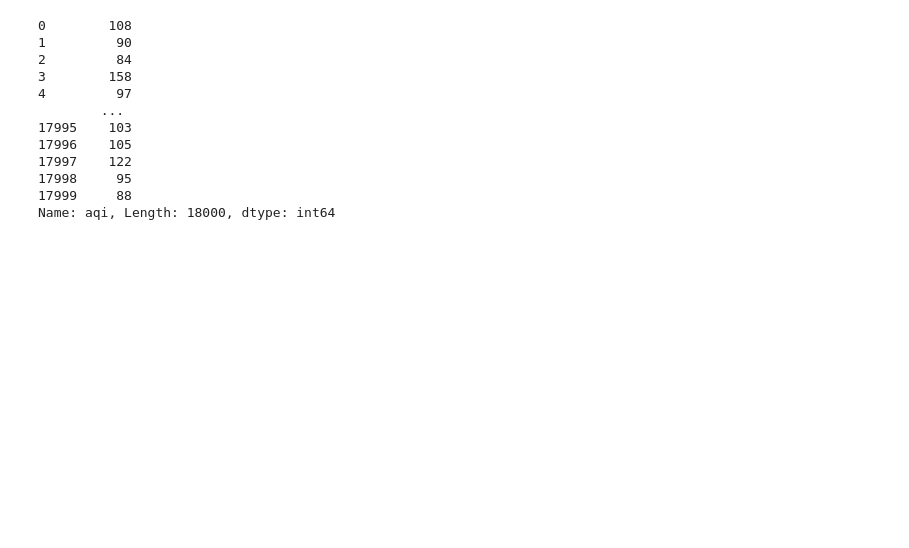
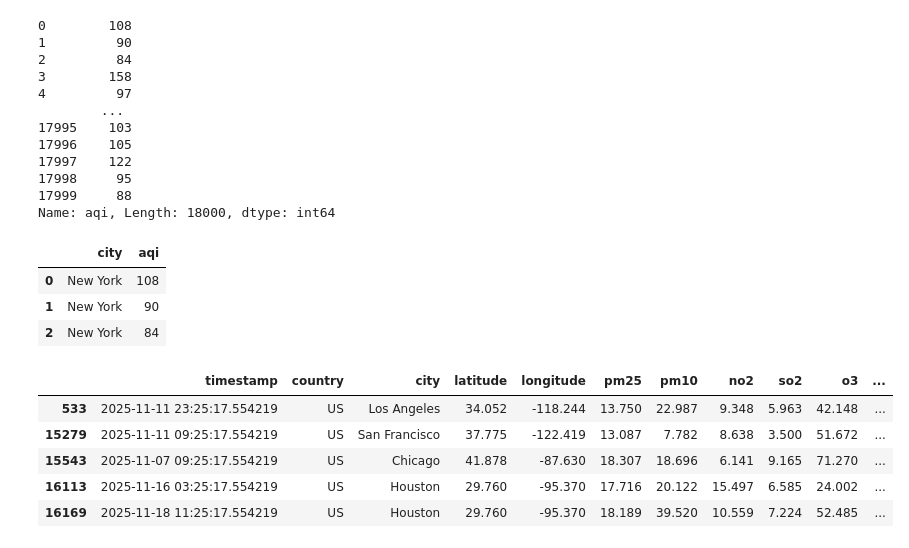
Before and after one commit to Shubh1127/Ai_jour, a Jupyter notebook: pandas_t.ipynb, the cells around one changed output. Drawn from its saved outputs; the diff is of its cells as text; code cells hidden in the pictures; blank space fills up the shorter version.

Commit message:
filtering data using query

```diff
--- a/pandas_t.ipynb
+++ b/pandas_t.ipynb
@@ -231,3 +231,30 @@ df['aqi']
 17998     95
 17999     88
 Name: aqi, Length: 18000, dtype: int64
+# %%
+df.loc[0] #loc is used to access a group of rows and columns by labels or a boolean array. It is primarily label based, but may also be used with a boolean array.
+df.loc[0:2] #loc includes the last index in the range
+df.loc[0:2,["city","country"]]
+df.iloc[0:2] #iloc is used to access a group of rows and columns by integer position (index). It is primarily integer position based, but may also be used with a boolean array.
+df.iloc[0:2,0:2] #iloc does not include the last index
+
+#rows and columns can also be accessed using the column names and row labels
+df.loc[0:2,["city","aqi"]]
+
+#it returns a view of the original DataFrame, so any changes made to the view will affect the original DataFrame. To avoid this, you can use the copy() method to create a copy of the DataFrame before making changes.
+subset_df = df.loc[0:2, ["city", "aqi"]].copy
+# %% [output]
+|  | city | aqi |
+| 0 | New York | 108 |
+| 1 | New York | 90 |
+| 2 | New York | 84 |
+# %%
+#Filtering Data
+df[ (df['country']== 'US') & (df['aqi']<40)]
+# %% [output]
+|  | timestamp | country | city | latitude | longitude | pm25 | pm10 | no2 | so2 | o3 | ... |
+| 533 | 2025-11-11 23:25:17.554219 | US | Los Angeles | 34.052 | -118.244 | 13.750 | 22.987 | 9.348 | 5.963 | 42.148 | ... |
+| 15279 | 2025-11-11 09:25:17.554219 | US | San Francisco | 37.775 | -122.419 | 13.087 | 7.782 | 8.638 | 3.500 | 51.672 | ... |
+| 15543 | 2025-11-07 09:25:17.554219 | US | Chicago | 41.878 | -87.630 | 18.307 | 18.696 | 6.141 | 9.165 | 71.270 | ... |
+| 16113 | 2025-11-16 03:25:17.554219 | US | Houston | 29.760 | -95.370 | 17.716 | 20.122 | 15.497 | 6.585 | 24.002 | ... |
+| 16169 | 2025-11-18 11:25:17.554219 | US | Houston | 29.760 | -95.370 | 18.189 | 39.520 | 10.559 | 7.224 | 52.485 | ... |
```
Also changed, not shown: parts of 1 cell of this notebook.
